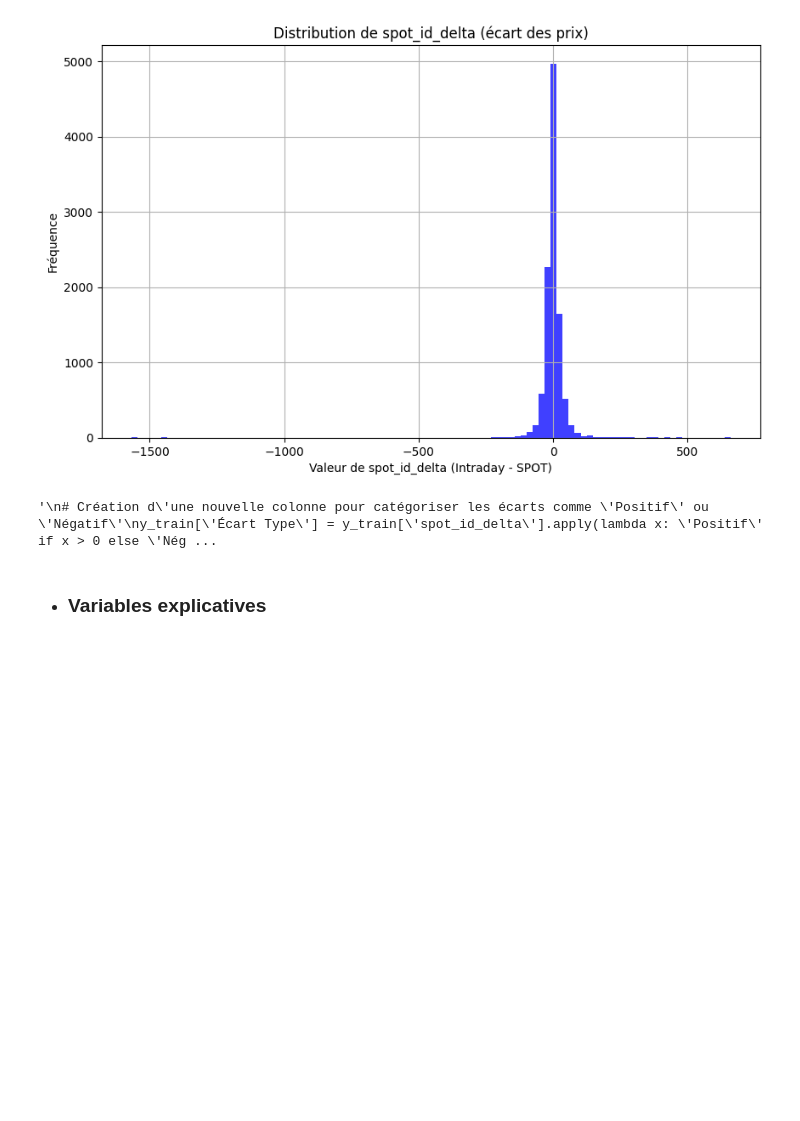
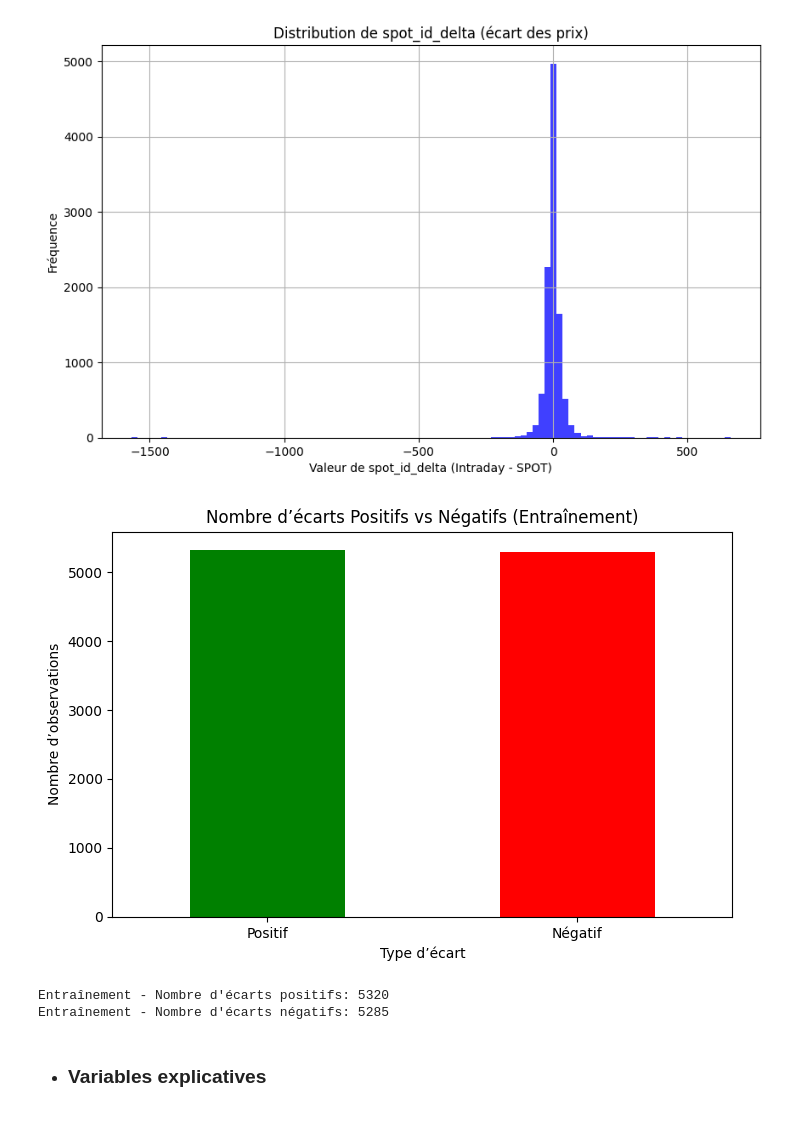
Before and after one commit to Austin-Mo/Projet_ML, a Jupyter notebook: Projet_ML.ipynb, the cells around one changed output. Saved outputs shown, nothing was run; the diff lists cells and outputs as text; code cells hidden in the pictures; blank space fills up the shorter version.

```diff
--- a/Projet_ML.ipynb
+++ b/Projet_ML.ipynb
@@ -140,25 +137,33 @@ Valeur maximale de spot_id_delta: 658.9613293687667
 Valeur minimale de spot_id_delta: -1567.35354675402
 [figure]
 # %%
-'''
-# Création d'une nouvelle colonne pour catégoriser les écarts comme 'Positif' ou 'Négatif'
-y_train['Écart Type'] = y_train['spot_id_delta'].apply(lambda x: 'Positif' if x > 0 else 'Négatif')
-y_test['Écart Type'] = y_test['spot_id_delta'].apply(lambda x: 'Positif' if x > 0 else 'Négatif')
-# Diagramme à barres des écarts positifs et négatifs
-plt.figure(figsize=(8, 5))
-y_train['Écart Type'].value_counts().plot(kind='bar', color=['green', 'red'])
-plt.title('Nombre d’écarts Positifs vs Négatifs')
-plt.xlabel('Type d’écart')
-plt.ylabel('Nombre d’observations')
-plt.xticks(rotation=0)
-plt.show()
+import pandas as pd
+import matplotlib.pyplot as plt
 
-# Calculer et imprimer le nombre exact d'écarts positifs et négatifs
-ecart_counts = y_train['Écart Type'].value_counts()
-print("Nombre d'écarts positifs:", ecart_counts['Positif'])
-print("Nombre d'écarts négatifs:", ecart_counts['Négatif']) '''
+# Création de DataFrames pour les écarts
+ecarts_train = pd.DataFrame({
+    'Écart': y_train['spot_id_delta'],
+    'Type': ['Positif' if x > 0 else 'Négatif' for x in y_train['spot_id_delta']]
+})
+# Fonction pour visualiser les écarts
+def plot_ecarts(df, title):
+    counts = df['Type'].value_counts()
+    plt.figure(figsize=(8, 5))
+    counts.plot(kind='bar', color=['green', 'red'])
+    plt.title(f'Nombre d’écarts Positifs vs Négatifs ({title})')
+    plt.xlabel('Type d’écart')
+    plt.ylabel('Nombre d’observations')
+    plt.xticks(rotation=0)
+    plt.show()
+    print(f"{title} - Nombre d'écarts positifs:", counts.get('Positif', 0))
+    print(f"{title} - Nombre d'écarts négatifs:", counts.get('Négatif', 0))
+
+# Appel de la fonction pour les données d'entraînement et de test
+plot_ecarts(ecarts_train, 'Entraînement')
 # %% [output]
+[figure, added]
-'\n# Création d\'une nouvelle colonne pour catégoriser les écarts comme \'Positif\' ou \'Négatif\'\ny_train[\'Écart Type\'] = y_train[\'spot_id_delta\'].apply(lambda x: \'Positif\' if x > 0 else \'Nég ...
+Entraînement - Nombre d'écarts positifs: 5320
+Entraînement - Nombre d'écarts négatifs: 5285
 # %% [markdown]
 * ###  Variables explicatives
 # %%
```
Also changed, not shown: parts of 28 cells of this notebook.
